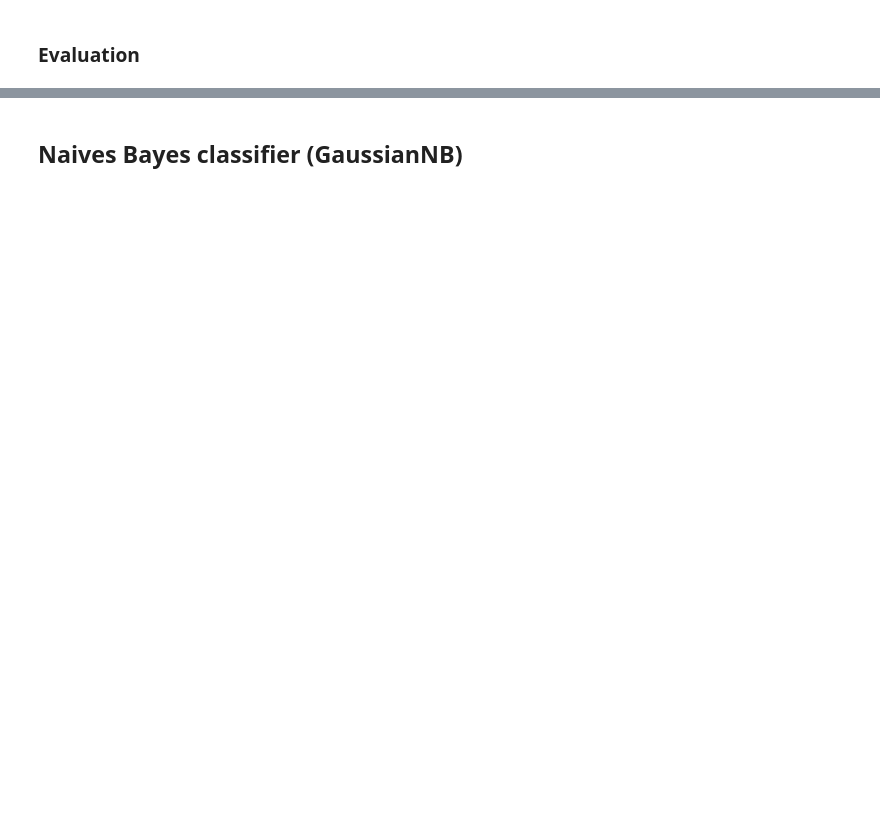
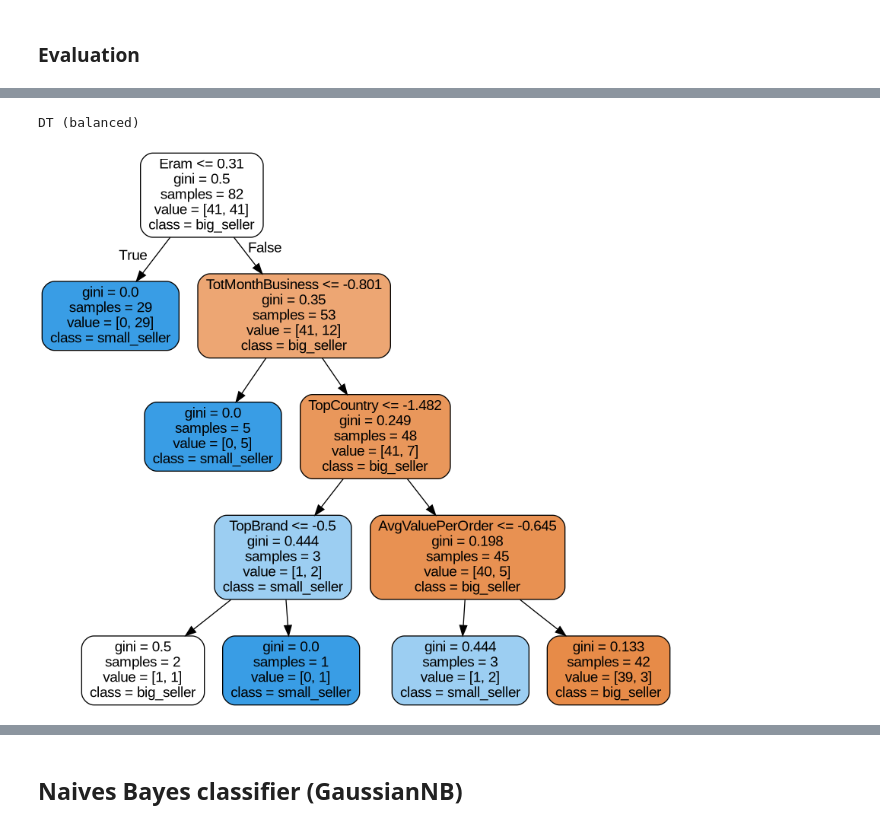
Before and after one commit to adettori/Data-Mining-DM-2020-project, a Jupyter notebook: dm2020-2-task3.ipynb, the cells around one changed output, grey strips where cells are left out. Drawn from its saved outputs; the diff is of its cells as text; code cells hidden in the pictures; blank space fills up the shorter version.

```diff
--- a/dm2020-2-task3.ipynb
+++ b/dm2020-2-task3.ipynb
@@ -448,0 +329,6 @@ Test set size: 24
+# %%
+ros = SMOTE(random_state=0)
+
+train_set_bal, train_label_bal = ros.fit_resample(train_set, train_label)
+
+print(f"Train set size (balanced): {len(train_set_bal)}")
@@ -536,0 +594,11 @@ plt.show()
+# %%
+print("DT (balanced)")
+dot_data = tree.export_graphviz(dt_bal, out_file=None,
+                         feature_names=list(train_set.columns),
+                         class_names=['big_seller', 'small_seller'],
+                         filled=True, rounded=True)
+graph = pydotplus.graph_from_dot_data(dot_data)
+Image(graph.create_png())
+# %% [output]
+DT (balanced)
+[figure, added]
```
Also changed, not shown: parts of 185 cells of this notebook.
